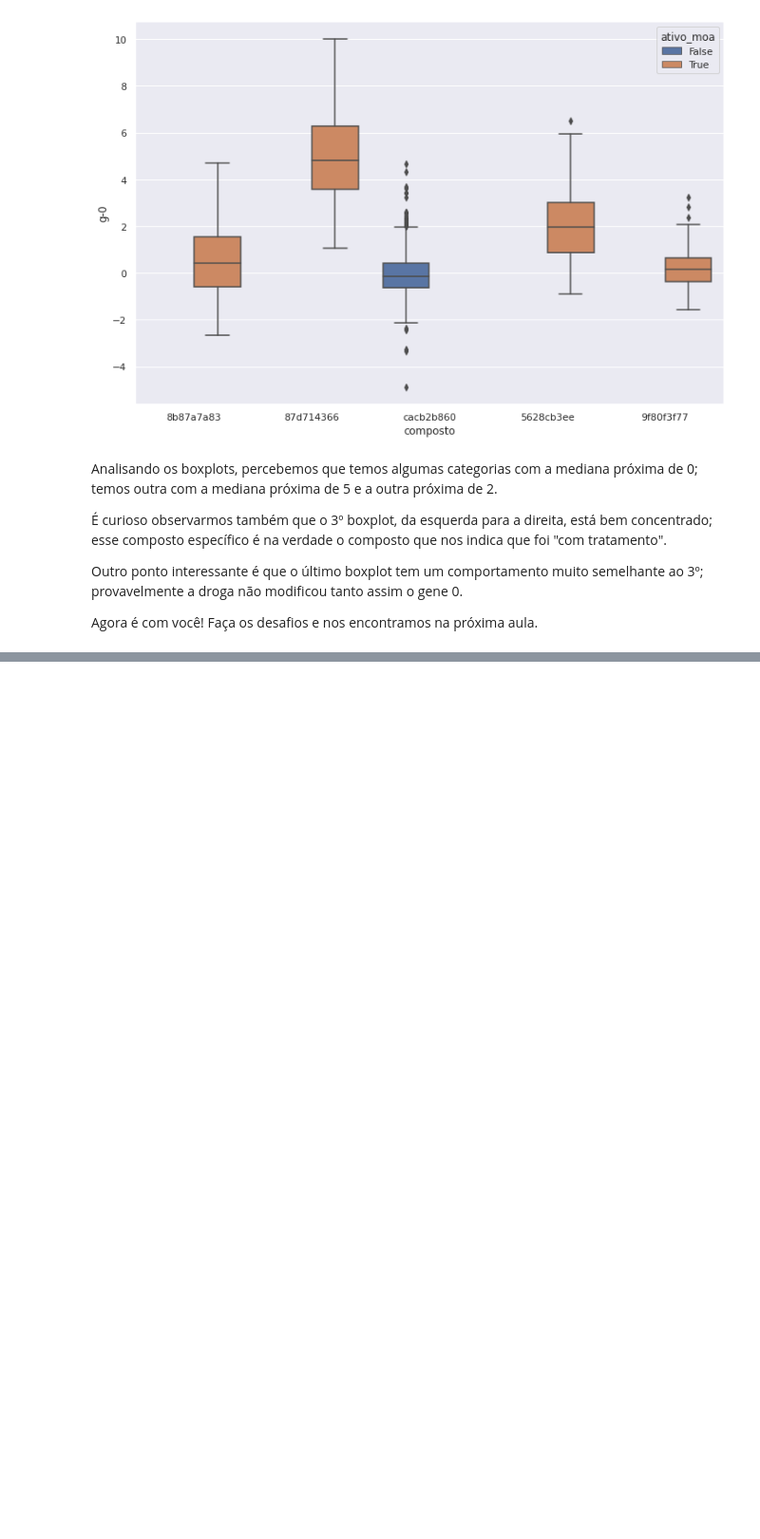
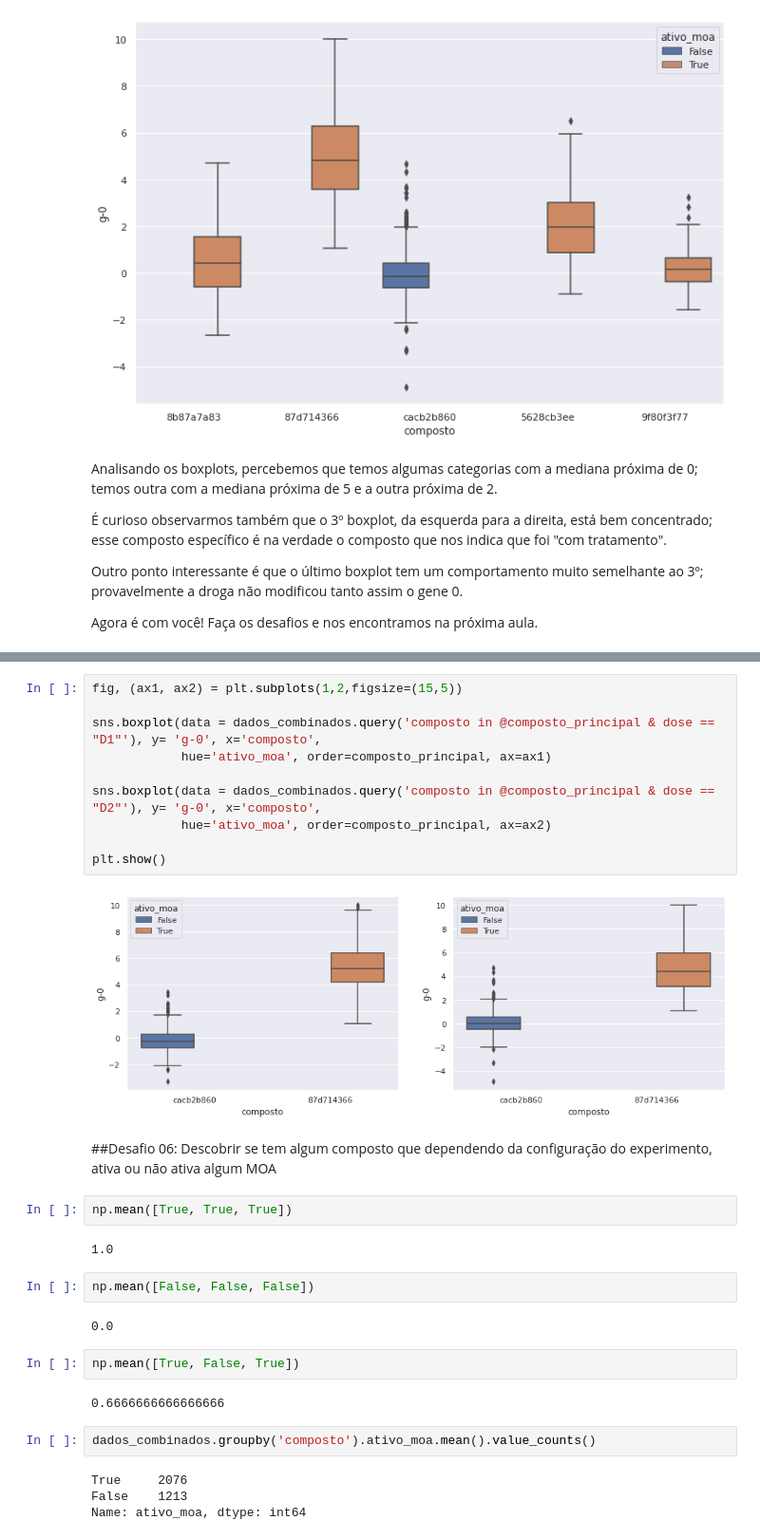
Before and after one commit to ThiagoBizacha/imersaodados3, a Jupyter notebook: Aula_04.ipynb, the cells around one changed output, grey strips where cells are left out. Shown at 95% size. Cells and saved outputs as stored; diff of their text form; blank space fills up the shorter version.

```diff
--- a/Aula_04.ipynb
+++ b/Aula_04.ipynb
@@ -737,0 +767,32 @@ Agora é com você! Faça os desafios e nos encontramos na próxima aula.
+# %%
+fig, (ax1, ax2) = plt.subplots(1,2,figsize=(15,5))
+
+sns.boxplot(data = dados_combinados.query('composto in @composto_principal & dose == "D1"'), y= 'g-0', x='composto',
+            hue='ativo_moa', order=composto_principal, ax=ax1)
+
+sns.boxplot(data = dados_combinados.query('composto in @composto_principal & dose == "D2"'), y= 'g-0', x='composto',
+            hue='ativo_moa', order=composto_principal, ax=ax2)
+
+plt.show()
+# %% [output]
+[figure, added]
+# %% [markdown]
+##Desafio 06: Descobrir se tem algum composto que dependendo da configuração do experimento, ativa ou não ativa algum MOA
+# %%
+np.mean([True, True, True])
+# %% [output]
+1.0
+# %%
+np.mean([False, False, False])
+# %% [output]
+0.0
+# %%
+np.mean([True, False, True])
+# %% [output]
+0.6666666666666666
+# %%
+dados_combinados.groupby('composto').ativo_moa.mean().value_counts()
+# %% [output]
+True     2076
+False    1213
+Name: ativo_moa, dtype: int64
```
Also changed, not shown: parts of 17 cells of this notebook.
